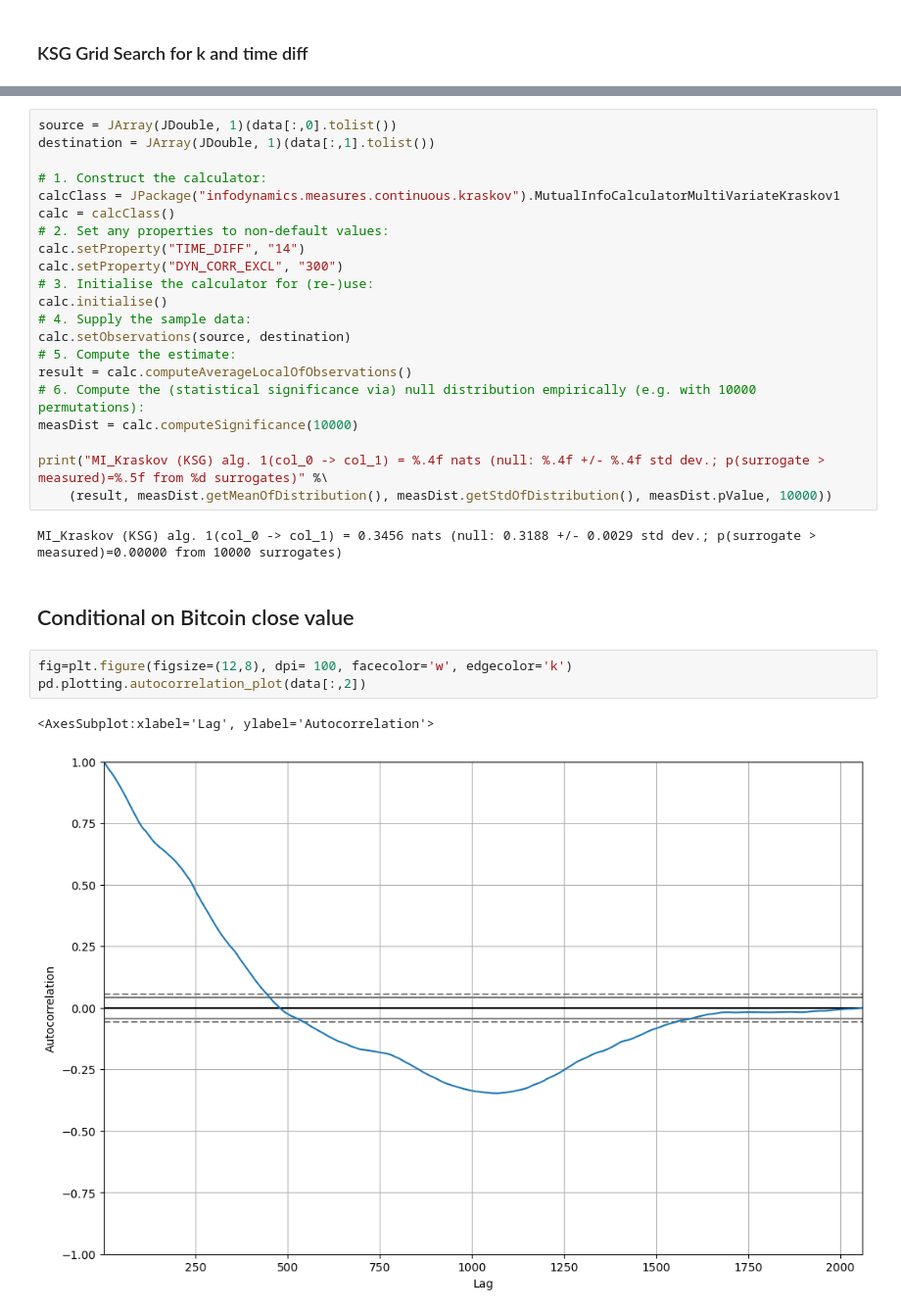
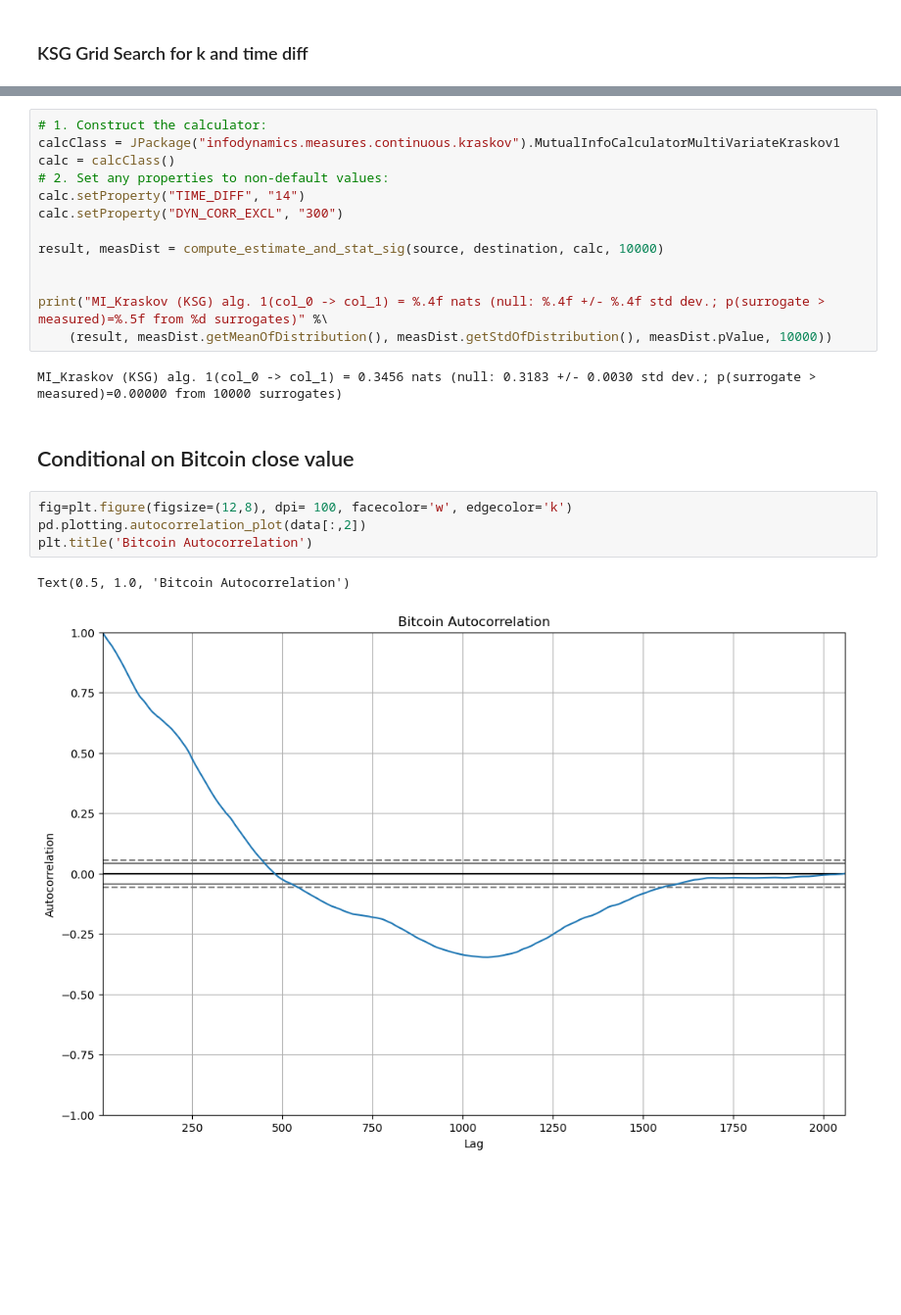
Before and after one commit to gilmar/musk_dogecoin_analysis, a Jupyter notebook: musk_dogecoin.ipynb, the cells around one changed output, grey strips where cells are left out. Shown: that part at 98% size. Saved outputs shown, nothing was run; the diff lists cells and outputs as text; blank space fills up the shorter version.

```diff
--- a/musk_dogecoin.ipynb
+++ b/musk_dogecoin.ipynb
@@ -185,34 +230,27 @@ Text(0, 0.5, 'frequency')
 # %%
-source = JArray(JDouble, 1)(data[:,0].tolist())
-destination = JArray(JDouble, 1)(data[:,1].tolist())
-
 # 1. Construct the calculator:
 calcClass = JPackage("infodynamics.measures.continuous.kraskov").MutualInfoCalculatorMultiVariateKraskov1
 calc = calcClass()
 # 2. Set any properties to non-default values:
 calc.setProperty("TIME_DIFF", "14")
 calc.setProperty("DYN_CORR_EXCL", "300")
-# 3. Initialise the calculator for (re-)use:
-calc.initialise()
-# 4. Supply the sample data:
-calc.setObservations(source, destination)
-# 5. Compute the estimate:
-result = calc.computeAverageLocalOfObservations()
-# 6. Compute the (statistical significance via) null distribution empirically (e.g. with 10000 permutations):
-measDist = calc.computeSignificance(10000)
+
+result, measDist = compute_estimate_and_stat_sig(source, destination, calc, 10000)
+
 
 print("MI_Kraskov (KSG) alg. 1(col_0 -> col_1) = %.4f nats (null: %.4f +/- %.4f std dev.; p(surrogate > measured)=%.5f from %d surrogates)" %\
     (result, measDist.getMeanOfDistribution(), measDist.getStdOfDistribution(), measDist.pValue, 10000))
 # %% [output]
-MI_Kraskov (KSG) alg. 1(col_0 -> col_1) = 0.3456 nats (null: 0.3188 +/- 0.0029 std dev.; p(surrogate > measured)=0.00000 from 10000 surrogates)
+MI_Kraskov (KSG) alg. 1(col_0 -> col_1) = 0.3456 nats (null: 0.3183 +/- 0.0030 std dev.; p(surrogate > measured)=0.00000 from 10000 surrogates)
 # %% [markdown]
 ## Conditional on Bitcoin close value
 # %%
 fig=plt.figure(figsize=(12,8), dpi= 100, facecolor='w', edgecolor='k')
 pd.plotting.autocorrelation_plot(data[:,2])
+plt.title('Bitcoin Autocorrelation')
 # %% [output]
-<AxesSubplot:xlabel='Lag', ylabel='Autocorrelation'>
+Text(0.5, 1.0, 'Bitcoin Autocorrelation')
-[figure, old version]
+[figure, new version]
 # %%
 source = JArray(JDouble, 1)(data[:,0].tolist())
 destination = JArray(JDouble, 1)(data[:,1].tolist())
```
Also changed, not shown: parts of 28 cells of this notebook.
